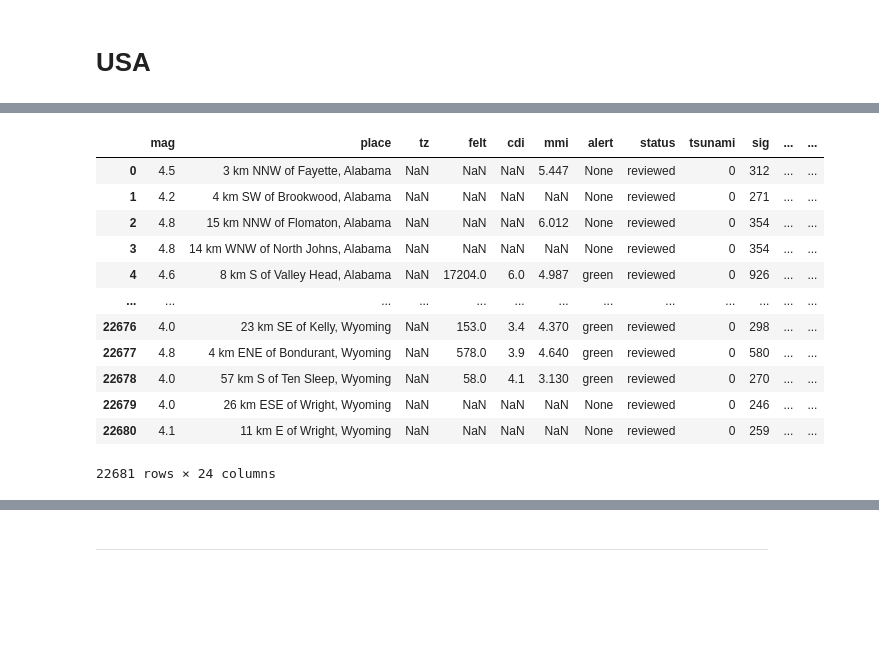
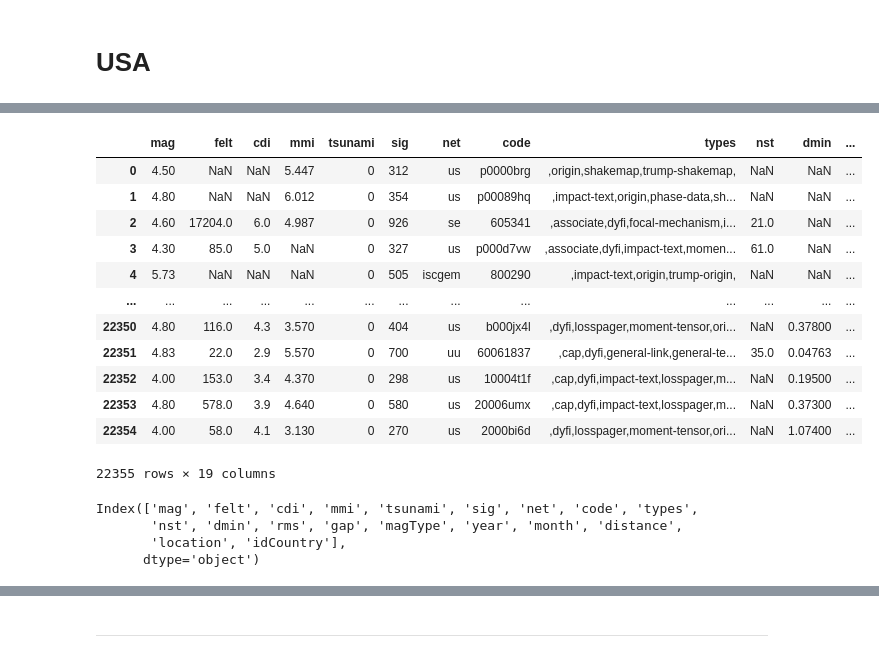
Before and after one commit to ReneRamosTrvn/alertas_sismicas, a Jupyter notebook: ETL.ipynb, the cells around one changed output, grey strips where cells are left out. Drawn from its saved outputs; the diff is of its cells as text; code cells hidden in the pictures; blank space fills up the shorter version.

```diff
--- a/ETL.ipynb
+++ b/ETL.ipynb
@@ -92,2 +160,5 @@ df_global
+# %%
+# Filtramos solo los "earthquake" y reiniciamos el índice
+df_global = df_global[df_global["type"] == "earthquake"].reset_index()
 # %%
 # Observamos
@@ -104,3 +179,0 @@ Index(['mag', 'place', 'time', 'updated', 'tz', 'url', 'detail', 'felt', 'cdi',
-# %%
-# Eliminamos las columnas que no utilizaremos
-df_global.drop(['time', 'updated',"url","detail","ids","sources","title","status"],inplace=True,axis=1)
@@ -163,11 +225,11 @@ df_total["place"].isna().sum()
 # %%
 # Rellenamos con "sin dato"
-df_total["place"].fillna("sin dato",inplace=True)
+df_global["place"].fillna("sin dato",inplace=True)
 # %%
-# Filtramos en el dataframe global los estados de Estados Unidos
+# Filtramos en el dataframe global con la lista de estados de Estados Unidos
 all_dfs2 = []
 for i in estados2 :
-    all_dfs2.append(df_total[df_total["place"].str.contains(i)])
+    all_dfs2.append(df_global[df_global["place"].str.contains(i)])
 
 # Luego concatenamos
 df_usa1 = pd.concat(all_dfs2, ignore_index=True)
@@ -211,19 +253,32 @@ memory usage: 3.6+ MB
 # %%
 # Separamos la columna place para tener la distancia y el estado en distintas columnas
 df_usa1["place"] = df_usa1["place"].str.strip()
-df_usa1[["place1","place2","place3"]] = df_usa1["place"].str.split(",",expand=True)
+df_usa1[["distance","location","location2"]] = df_usa1["place"].str.split(",",expand=True)
+# Borramos la columna location2 y place ya que no nos sirven
+df_usa1.drop(["place","location2","type"],inplace=True,axis=1)
+# Agregamos el ID correspondiente a USA que es 1
+df_usa1["idCountry"] = 1
+# Observamos
 df_usa1
 # %% [output]
-|  | mag | place | tz | felt | cdi | mmi | alert | status | tsunami | sig | ... | ... |
-| 0 | 4.5 | 3 km NNW of Fayette, Alabama | NaN | NaN | NaN | 5.447 | None | reviewed | 0 | 312 | ... | ... |
-| 1 | 4.2 | 4 km SW of Brookwood, Alabama | NaN | NaN | NaN | NaN | None | reviewed | 0 | 271 | ... | ... |
-| 2 | 4.8 | 15 km NNW of Flomaton, Alabama | NaN | NaN | NaN | 6.012 | None | reviewed | 0 | 354 | ... | ... |
-| 3 | 4.8 | 14 km WNW of North Johns, Alabama | NaN | NaN | NaN | NaN | None | reviewed | 0 | 354 | ... | ... |
-| 4 | 4.6 | 8 km S of Valley Head, Alabama | NaN | 17204.0 | 6.0 | 4.987 | green | reviewed | 0 | 926 | ... | ... |
+|  | mag | felt | cdi | mmi | tsunami | sig | net | code | types | nst | dmin | ... |
+| 0 | 4.50 | NaN | NaN | 5.447 | 0 | 312 | us | p0000brg | ,origin,shakemap,trump-shakemap, | NaN | NaN | ... |
+| 1 | 4.80 | NaN | NaN | 6.012 | 0 | 354 | us | p00089hq | ,impact-text,origin,phase-data,sh... | NaN | NaN | ... |
+| 2 | 4.60 | 17204.0 | 6.0 | 4.987 | 0 | 926 | se | 605341 | ,associate,dyfi,focal-mechanism,i... | 21.0 | NaN | ... |
+| 3 | 4.30 | 85.0 | 5.0 | NaN | 0 | 327 | us | p000d7vw | ,associate,dyfi,impact-text,momen... | 61.0 | NaN | ... |
+| 4 | 5.73 | NaN | NaN | NaN | 0 | 505 | iscgem | 800290 | ,impact-text,origin,trump-origin, | NaN | NaN | ... |
 | ... | ... | ... | ... | ... | ... | ... | ... | ... | ... | ... | ... | ... |
-| 22676 | 4.0 | 23 km SE of Kelly, Wyoming | NaN | 153.0 | 3.4 | 4.370 | green | reviewed | 0 | 298 | ... | ... |
-| 22677 | 4.8 | 4 km ENE of Bondurant, Wyoming | NaN | 578.0 | 3.9 | 4.640 | green | reviewed | 0 | 580 | ... | ... |
-| 22678 | 4.0 | 57 km S of Ten Sleep, Wyoming | NaN | 58.0 | 4.1 | 3.130 | green | reviewed | 0 | 270 | ... | ... |
-| 22679 | 4.0 | 26 km ESE of Wright, Wyoming | NaN | NaN | NaN | NaN | None | reviewed | 0 | 246 | ... | ... |
-| 22680 | 4.1 | 11 km E of Wright, Wyoming | NaN | NaN | NaN | NaN | None | reviewed | 0 | 259 | ... | ... |
+| 22350 | 4.80 | 116.0 | 4.3 | 3.570 | 0 | 404 | us | b000jx4l | ,dyfi,losspager,moment-tensor,ori... | NaN | 0.37800 | ... |
+| 22351 | 4.83 | 22.0 | 2.9 | 5.570 | 0 | 700 | uu | 60061837 | ,cap,dyfi,general-link,general-te... | 35.0 | 0.04763 | ... |
+| 22352 | 4.00 | 153.0 | 3.4 | 4.370 | 0 | 298 | us | 10004t1f | ,cap,dyfi,impact-text,losspager,m... | NaN | 0.19500 | ... |
+| 22353 | 4.80 | 578.0 | 3.9 | 4.640 | 0 | 580 | us | 20006umx | ,cap,dyfi,impact-text,losspager,m... | NaN | 0.37300 | ... |
+| 22354 | 4.00 | 58.0 | 4.1 | 3.130 | 0 | 270 | us | 2000bi6d | ,dyfi,losspager,moment-tensor,ori... | NaN | 1.07400 | ... |
-22681 rows × 24 columns
+22355 rows × 19 columns
+# %%
+# Vemos las columnas
+df_usa1.columns
+# %% [output]
+Index(['mag', 'felt', 'cdi', 'mmi', 'tsunami', 'sig', 'net', 'code', 'types',
+       'nst', 'dmin', 'rms', 'gap', 'magType', 'year', 'month', 'distance',
+       'location', 'idCountry'],
+      dtype='object')
```
Also changed, not shown: parts of 32 cells of this notebook, 12 other files.
